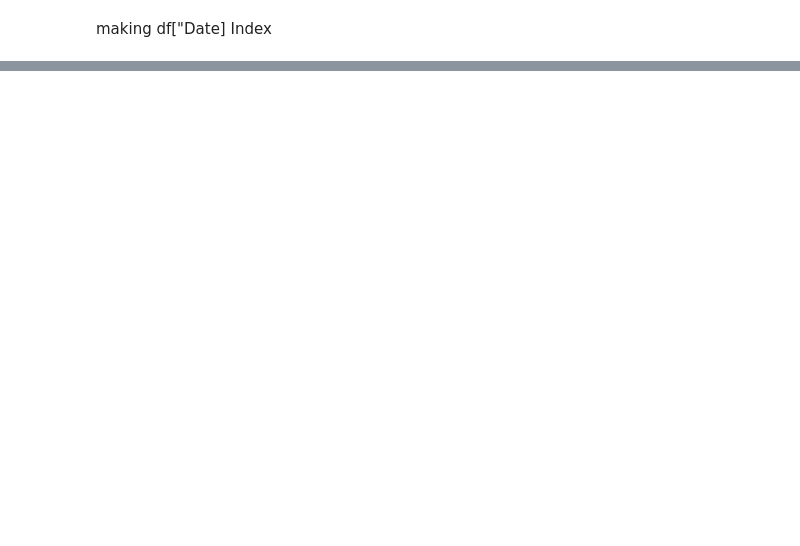
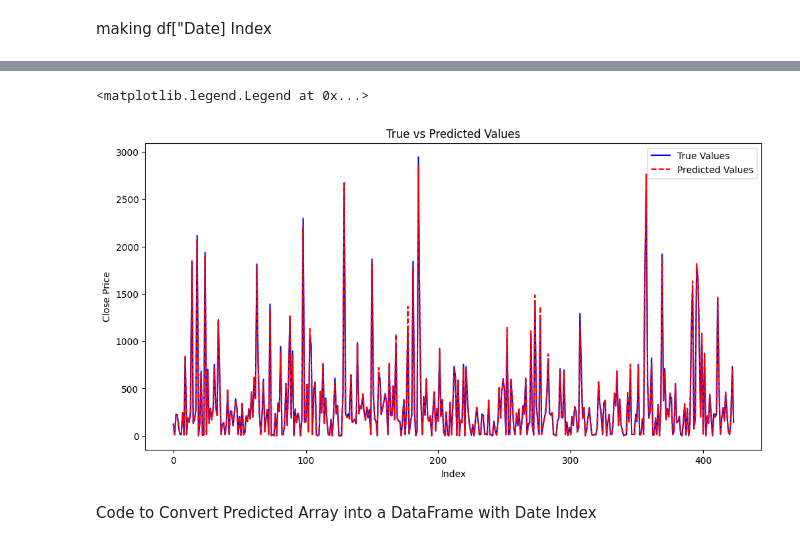
Before and after one commit to shivampb/ML-Models, a Jupyter notebook: Ethereum-prediction/main.ipynb, the cells around one changed output, grey strips where cells are left out. Drawn from its saved outputs; the diff is of its cells as text; code cells hidden in the pictures; blank space fills up the shorter version.

Commit message:
Basic Prediction complete

```diff
--- a/Ethereum-prediction/main.ipynb
+++ b/Ethereum-prediction/main.ipynb
@@ -111,0 +152,34 @@ plt.show()
+# %%
+from sklearn.ensemble import RandomForestRegressor
+from sklearn.model_selection import train_test_split
+from sklearn.metrics import mean_squared_error, r2_score
+from sklearn.preprocessing import StandardScaler
+
+# Convert 'Date' to ordinal
+df['date_ordinal'] = df.index.map(pd.Timestamp.toordinal)
+
+# Features and Target
+X = df[['date_ordinal']]
+y = df["Close"]
+
+# Split the data into training and testing sets
+X_train, X_test, y_train, y_test = train_test_split(X, y, test_size=0.2, random_state=1)
+
+# Scaling the features
+scaler = StandardScaler()
+X_train_scaled = scaler.fit_transform(X_train)
+X_test_scaled = scaler.transform(X_test)
+
+# Initialize and train the RandomForest model
+rf_model = RandomForestRegressor(n_estimators=100, random_state=42)
+rf_model.fit(X_train_scaled, y_train)
+
+# Predictions
+y_pred = rf_model.predict(X_test_scaled)
+
+# Evaluate the model
+mse = mean_squared_error(y_test, y_pred)
+r2 = r2_score(y_test, y_pred)
+
+print(f"Mean Squared Error (MSE): {mse}")
+print(f"R² Score: {r2}")
@@ -111,0 +209,15 @@ plt.show()
+# %%
+plt.figure(figsize=(12,6))
+plt.plot(y_test.values, label='True Values', color='blue')
+plt.plot(y_pred, label='Predicted Values', color='red', linestyle='--')
+
+# Adding title and labels
+plt.title('True vs Predicted Values')
+plt.xlabel('Index')
+plt.ylabel('Close Price')
+plt.legend()
+# %% [output]
+<matplotlib.legend.Legend at 0x...>
+[figure, added]
+# %% [markdown]
+Code to Convert Predicted Array into a DataFrame with Date Index
```
Also changed, not shown: parts of 24 cells of this notebook.
